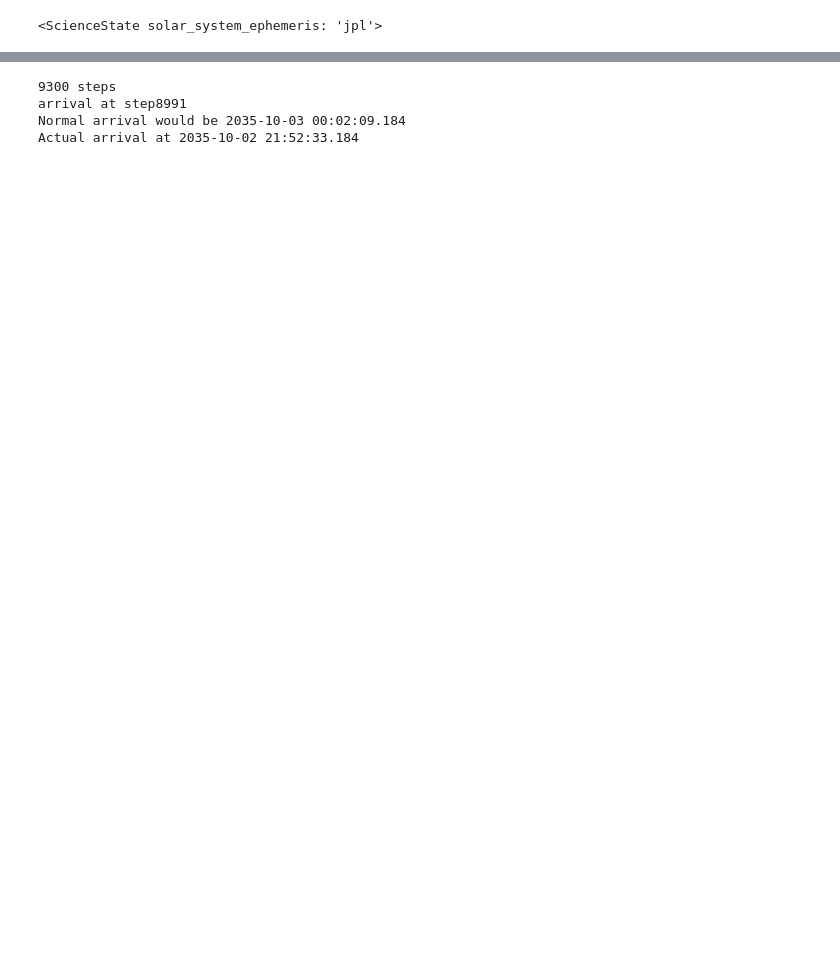
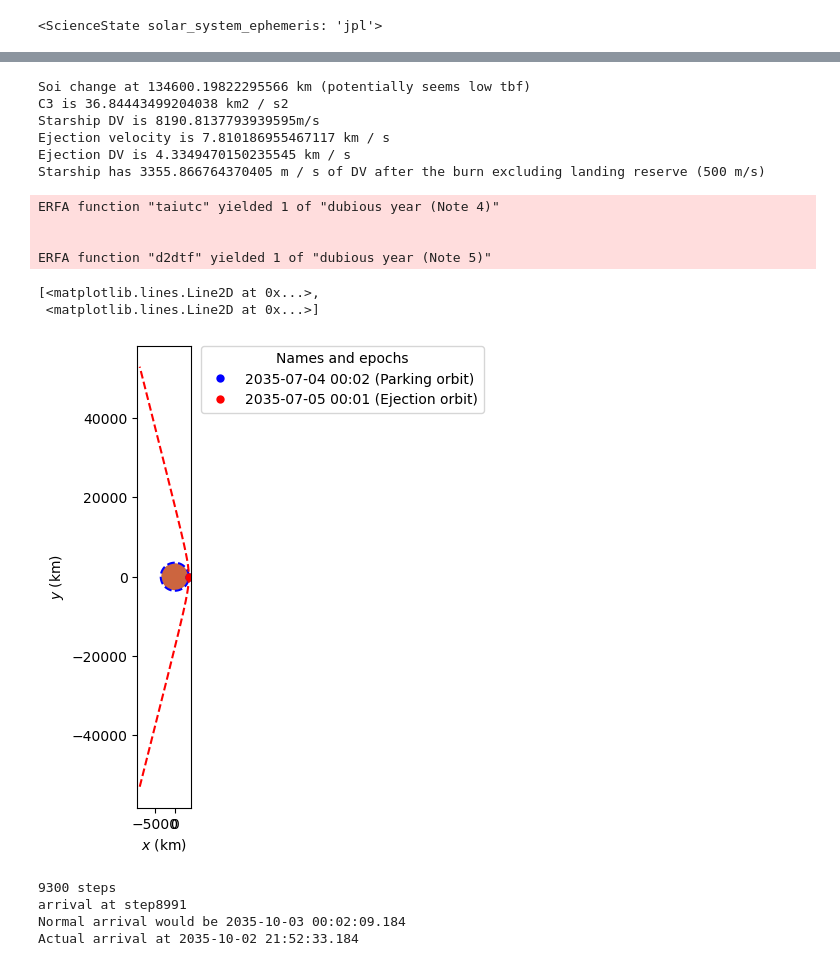
Before and after one commit to jackSN8/mars-3-months, a Jupyter notebook: trajectories/general_trajectory.ipynb, the cells around one changed output, grey strips where cells are left out. Drawn from its saved outputs; the diff is of its cells as text; code cells hidden in the pictures; blank space fills up the shorter version.

```diff
--- a/trajectories/general_trajectory.ipynb
+++ b/trajectories/general_trajectory.ipynb
@@ -103,3 +147,59 @@ arrival on 2035-10-03 00:02:09.184
+# %%
+ss_final = lowest_orb.propagate(soi_change_point-date_launch)
+
+
+r_body_1, v_body_1 = ss_body_1.r,ss_body_1.v
+r_sc_arriv = ss_final.r-r_body_1
+v_sc_arriv = ss_final.v-v_body_1
+c3_a = np.linalg.norm(v_sc_arriv)**2
+print(f"Soi change at {np.linalg.norm(r_sc_arriv)} (potentially seems low tbf)")
+print(f"C3 is {c3_a}")
+
+
+#C3 only orbit calc
+r_p = 150*u.km#parking orbit
+
+parking_orbit = Orbit.circular(body_1,alt = r_p,epoch = date_launch-1*u.day)
+
+
+a_exit = -(body_1.k / c3_a).to(u.km)
+ecc_exit = 1 - (r_p+body_1.R) / a_exit
+
+departure_orbit = Orbit.from_classical(
+    body_1,
+    a_exit,
+    ecc_exit,
+    0 * u.deg,
+    0 * u.deg,
+    0 * u.deg,
+    0 * u.deg,  # We don't mind
+    time.Time(date_launch, scale="utc"),
+)
+print(f"Starship DV is {starship_dv}m/s")
+print(f"Ejection velocity is {np.linalg.norm(departure_orbit.v)}")
+print(f"Ejection DV is {np.linalg.norm(departure_orbit.v)-np.linalg.norm(parking_orbit.v)}")
+ejection_dv = (np.linalg.norm(departure_orbit.v)-np.linalg.norm(parking_orbit.v)).value
+reserve_dv = starship_dv-(ejection_dv*1000)-landing_reserve
+print(f"Starship has {reserve_dv} m / s of DV after the burn excluding landing reserve (500 m/s)")
+
+earth_plotter = StaticOrbitPlotter()
+
+earth_plotter.plot(parking_orbit, label="Parking orbit", color="b")
+earth_plotter.plot(departure_orbit, label="Ejection orbit", color="r")
+# %% [output]
+Soi change at 134600.19822295566 km (potentially seems low tbf)
+C3 is 36.84443499204038 km2 / s2
+Starship DV is 8190.8137793939595m/s
+Ejection velocity is 7.810186955467117 km / s
+Ejection DV is 4.3349470150235545 km / s
+Starship has 3355.866764370405 m / s of DV after the burn excluding landing reserve (500 m/s)
+ERFA function "taiutc" yielded 1 of "dubious year (Note 4)"
+
+
+ERFA function "d2dtf" yielded 1 of "dubious year (Note 5)"
+[<matplotlib.lines.Line2D at 0x...>,
+ <matplotlib.lines.Line2D at 0x...>]
+[figure, added]
 # %%
 #for the optimized trajectory, re get the epherimis
 date_launch = lowest_date
```
Also changed, not shown: parts of 4 cells of this notebook, 4 other files.
